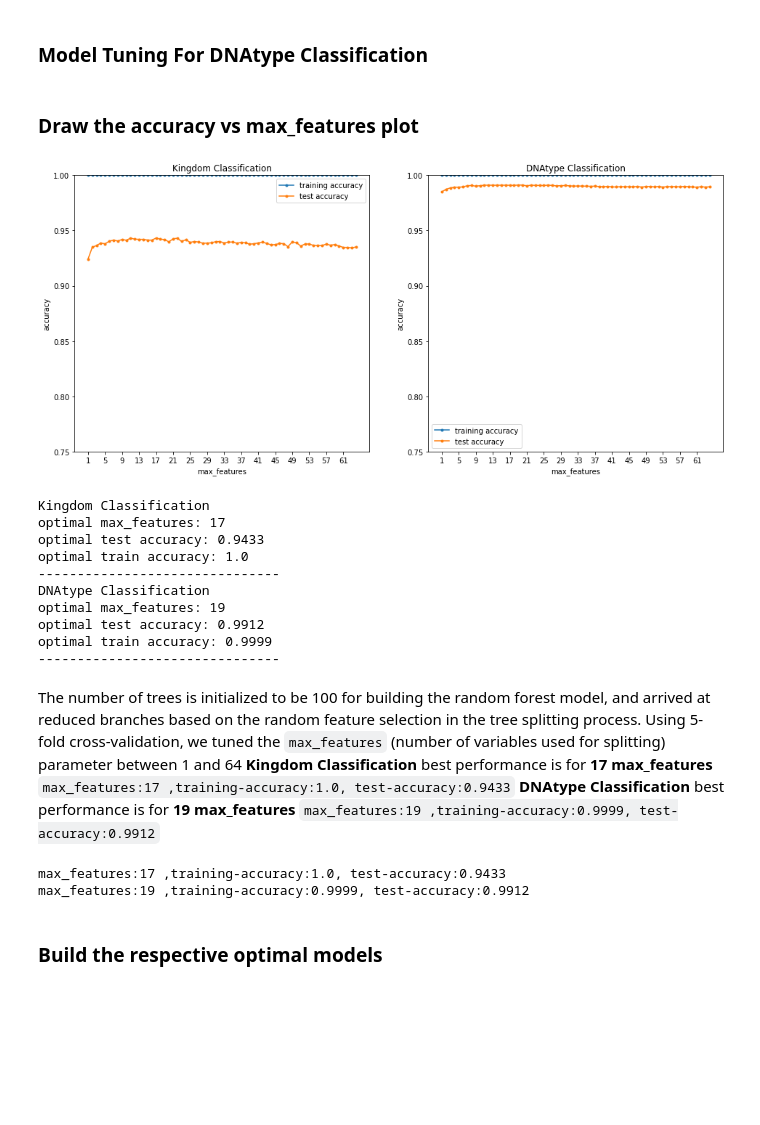
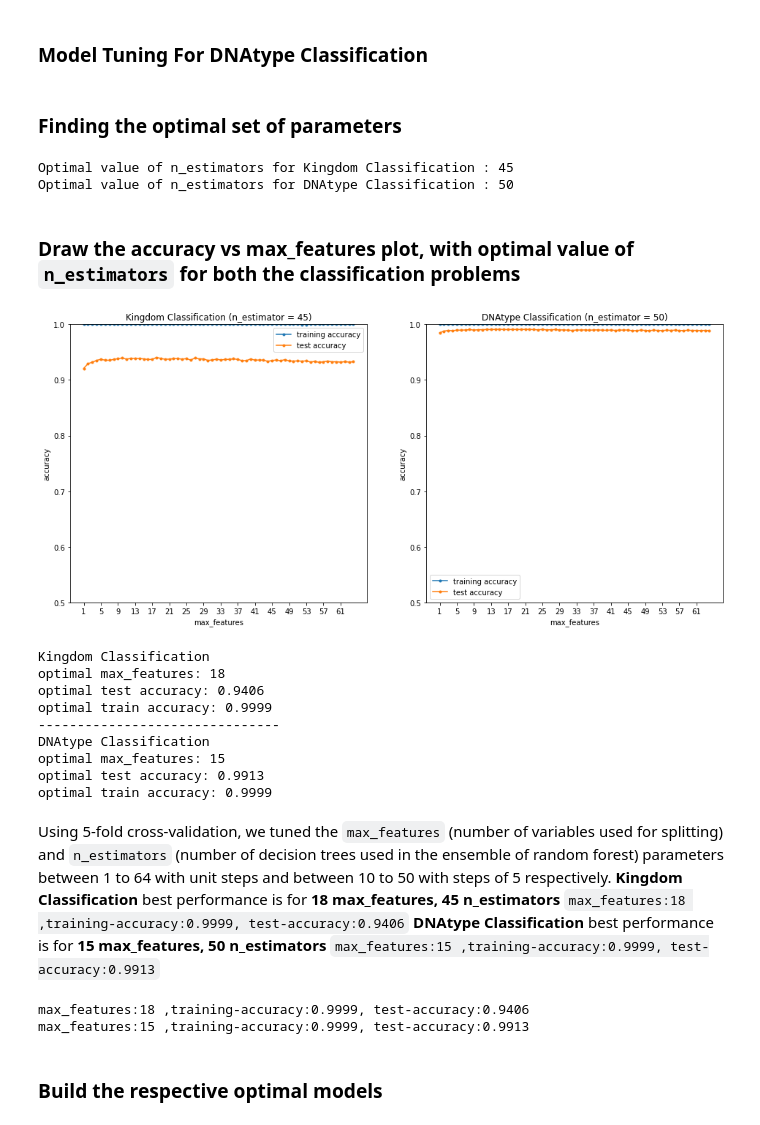
Before and after one commit to harsh-apcr/MTL782-Data-Mining, a Jupyter notebook: src/classification/models/random_forest/rf_notebook.ipynb, the cells around one changed output. Saved outputs shown, nothing was run; the diff lists cells and outputs as text; code cells hidden in the pictures; blank space fills up the shorter version.

```diff
--- a/src/classification/models/random_forest/rf_notebook.ipynb
+++ b/src/classification/models/random_forest/rf_notebook.ipynb
@@ -131,79 +136,94 @@ for i in range(1, 65):
+# %% [markdown]
+### Finding the optimal set of parameters
+# %%
+# For Kingdom Classification
+index = np.argmax(acc_test_kingdom)
+col_index = index % 9
+opt_n_estimators = (col_index + 2)*5
+print('Optimal value of n_estimators for Kingdom Classification :', opt_n_estimators)
+
+# For DNAtype Classification
+_index = np.argmax(acc_test_dnatype)
+_col_index = _index % 9
+_opt_n_estimators = (_col_index + 2)*5
+print('Optimal value of n_estimators for DNAtype Classification :', _opt_n_estimators)
+# %% [output]
+Optimal value of n_estimators for Kingdom Classification : 45
+Optimal value of n_estimators for DNAtype Classification : 50
 # %% [markdown]
-### Draw the accuracy vs max_features plot
+### Draw the accuracy vs max_features plot, with optimal value of `n_estimators` for both the classification problems
 # %%
 fig, (ax1, ax2) = plt.subplots(1,2, figsize=(16,7))
 
-ax1.set_title('Kingdom Classification')
+ax1.set_title('Kingdom Classification (n_estimator = 45)')
 ax1.set_xlabel('max_features')
 ax1.set_ylabel('accuracy')
 ax1.set_xticks(max_features[::4])
-ax1.set_ylim(0.75,1)
+ax1.set_ylim(0.5,1)
 
-ax1.plot(max_features, acc_train_kingdom, marker='.', label= 'training accuracy')
-ax1.plot(max_features, acc_test_kingdom, marker='.', label= 'test accuracy')
+ax1.plot(max_features, acc_train_kingdom[:, col_index], marker='.', label= 'training accuracy')
+ax1.plot(max_features, acc_test_kingdom[:, col_index], marker='.', label= 'test accuracy')
 ax1.legend()
 
-ax2.set_title('DNAtype Classification')
+ax2.set_title('DNAtype Classification (n_estimator = 50)')
 ax2.set_xlabel('max_features')
 ax2.set_ylabel('accuracy')
 ax2.set_xticks(max_features[::4])
-ax2.set_ylim(0.75,1)
+ax2.set_ylim(0.5,1)
 
-ax2.plot(max_features, acc_train_dnatype, marker='.', label= 'training accuracy')
-ax2.plot(max_features, acc_test_dnatype, marker='.', label= 'test accuracy')
+ax2.plot(max_features, acc_train_dnatype[:, _col_index], marker='.', label= 'training accuracy')
+ax2.plot(max_features, acc_test_dnatype[:, _col_index], marker='.', label= 'test accuracy')
 ax2.legend()
 
 plt.show()
 # %% [output]
-[figure, old version]
+[figure, new version]
 # %%
 # Determine the optimal max_features value for Kingdom Classification
 print('Kingdom Classification')
-opt_max_features_kingdom = np.argmax(acc_test_kingdom)+1
-opt_accuracy_kingdom = acc_test_kingdom[opt_max_features_kingdom-1]
+opt_max_features_kingdom = index // 9 + 1
+opt_accuracy_kingdom = acc_test_kingdom[opt_max_features_kingdom-1, col_index]
 print(f"optimal max_features: {opt_max_features_kingdom}")
 print(f"optimal test accuracy: {opt_accuracy_kingdom:.4f}")
-print(f"optimal train accuracy: {acc_train_kingdom[opt_max_features_kingdom-1]}")
+print(f"optimal train accuracy: {acc_train_kingdom[opt_max_features_kingdom-1, col_index]:.4f}")
 print('-------------------------------')
 print('DNAtype Classification')
-opt_max_features_dnatype = np.argmax(acc_test_dnatype)+1
-opt_accuracy_dnatype = acc_test_dnatype[opt_max_features_dnatype-1]
+opt_max_features_dnatype = np.argmax(acc_test_dnatype[:, _col_index])+1
+opt_accuracy_dnatype = acc_test_dnatype[opt_max_features_dnatype-1, _col_index]
 print(f"optimal max_features: {opt_max_features_dnatype}")
 print(f"optimal test accuracy: {opt_accuracy_dnatype:.4f}")
-print(f"optimal train accuracy: {acc_train_dnatype[opt_max_features_dnatype-1]:.4f}")
-print('-------------------------------')
+print(f"optimal train accuracy: {acc_train_dnatype[opt_max_features_dnatype-1, _col_index]:.4f}")
 # %% [output]
 Kingdom Classification
-optimal max_features: 17
-optimal test accuracy: 0.9433
-optimal train accuracy: 1.0
+optimal max_features: 18
+optimal test accuracy: 0.9406
+optimal train accuracy: 0.9999
 -------------------------------
 DNAtype Classification
-optimal max_features: 19
-optimal test accuracy: 0.9912
+optimal max_features: 15
+optimal test accuracy: 0.9913
 optimal train accuracy: 0.9999
--------------------------------
 # %% [markdown]
-The number of trees is initialized to be 100 for building the random forest model, and arrived at reduced branches based on the random feature selection in the tree splitting process. Using 5-fold cross-validation, we tuned the `max_features` (number of variables used for splitting) parameter between 1 and 64
+Using 5-fold cross-validation, we tuned the `max_features` (number of variables used for splitting) and `n_estimators` (number of decision trees used in the ensemble of random forest) parameters between 1 to 64 with unit steps and between 10 to 50 with steps of 5 respectively.
 </br>
 </br>
 **Kingdom Classification**
 </br>
-best performance is for **17 max_features**
+best performance is for **18 max_features, 45 n_estimators**
 </br>
-`max_features:17 ,training-accuracy:1.0, test-accuracy:0.9433`
+`max_features:18 ,training-accuracy:0.9999, test-accuracy:0.9406`
 </br>
 **DNAtype Classification**
 </br>
-best performance is for **19 max_features**
+best performance is for **15 max_features, 50 n_estimators**
 </br>
-`max_features:19 ,training-accuracy:0.9999, test-accuracy:0.9912`
+`max_features:15 ,training-accuracy:0.9999, test-accuracy:0.9913`
 # %%
-print(f'max_features:{max_features[16]} ,training-accuracy:{acc_train_kingdom[16]:.4}, test-accuracy:{acc_test_kingdom[16]:.4}')
-print(f'max_features:{max_features[18]} ,training-accuracy:{acc_train_dnatype[18]:.4}, test-accuracy:{acc_test_dnatype[18]:.4}')
+print(f'max_features:{max_features[17]} ,training-accuracy:{acc_train_kingdom[17, col_index]:.4}, test-accuracy:{acc_test_kingdom[17, col_index]:.4}')
+print(f'max_features:{max_features[14]} ,training-accuracy:{acc_train_dnatype[14, _col_index]:.4}, test-accuracy:{acc_test_dnatype[14, _col_index]:.4}')
 # %% [output]
-max_features:17 ,training-accuracy:1.0, test-accuracy:0.9433
-max_features:19 ,training-accuracy:0.9999, test-accuracy:0.9912
+max_features:18 ,training-accuracy:0.9999, test-accuracy:0.9406
+max_features:15 ,training-accuracy:0.9999, test-accuracy:0.9913
 # %% [markdown]
 ### Build the respective optimal models
 # %%
```
Also changed, not shown: parts of 6 cells of this notebook, 6 other files.
